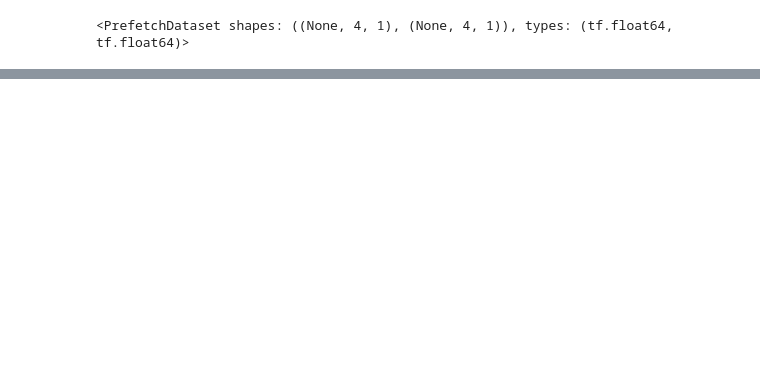
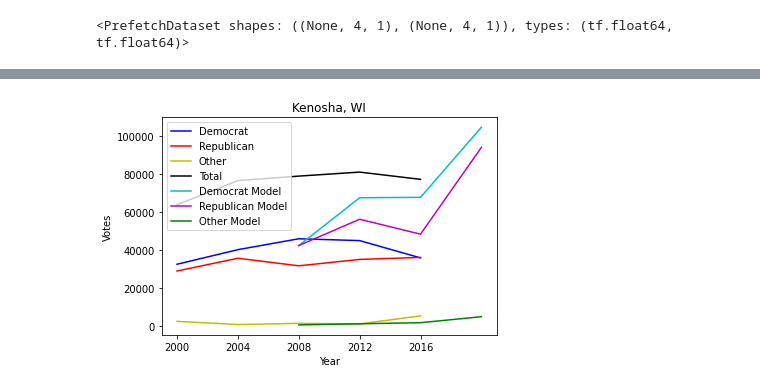
Before and after one commit to PatrickC05/CountyPredictions, a Jupyter notebook: predictCounty.ipynb, the cells around one changed output, grey strips where cells are left out. Drawn from its saved outputs; the diff is of its cells as text; code cells hidden in the pictures; blank space fills up the shorter version.

```diff
--- a/predictCounty.ipynb
+++ b/predictCounty.ipynb
@@ -189,5 +194,5 @@ row = r.drop(columns=['state','county'])
 row = row.to_numpy()
 dataset = getDataset(row,2,False)
 # %%
-results = model2.predict(dataset)
-results[0][0].shape
+results = model4.predict(dataset)
+results[0].shape
@@ -194,5 +202,7 @@ results[0][0].shape
 # %%
 dem = np.array(r.values.tolist()[0][2::3])
 gop = np.array(r.values.tolist()[0][3::3])
 other = np.array(r.values.tolist()[0][4::3])
-plotCounty(s,c,dem,gop,other,results[0])
+plotCounty(s,c,dem,gop,other,results)
+# %% [output]
+[figure, added]
```
Also changed, not shown: parts of 6 cells of this notebook.
